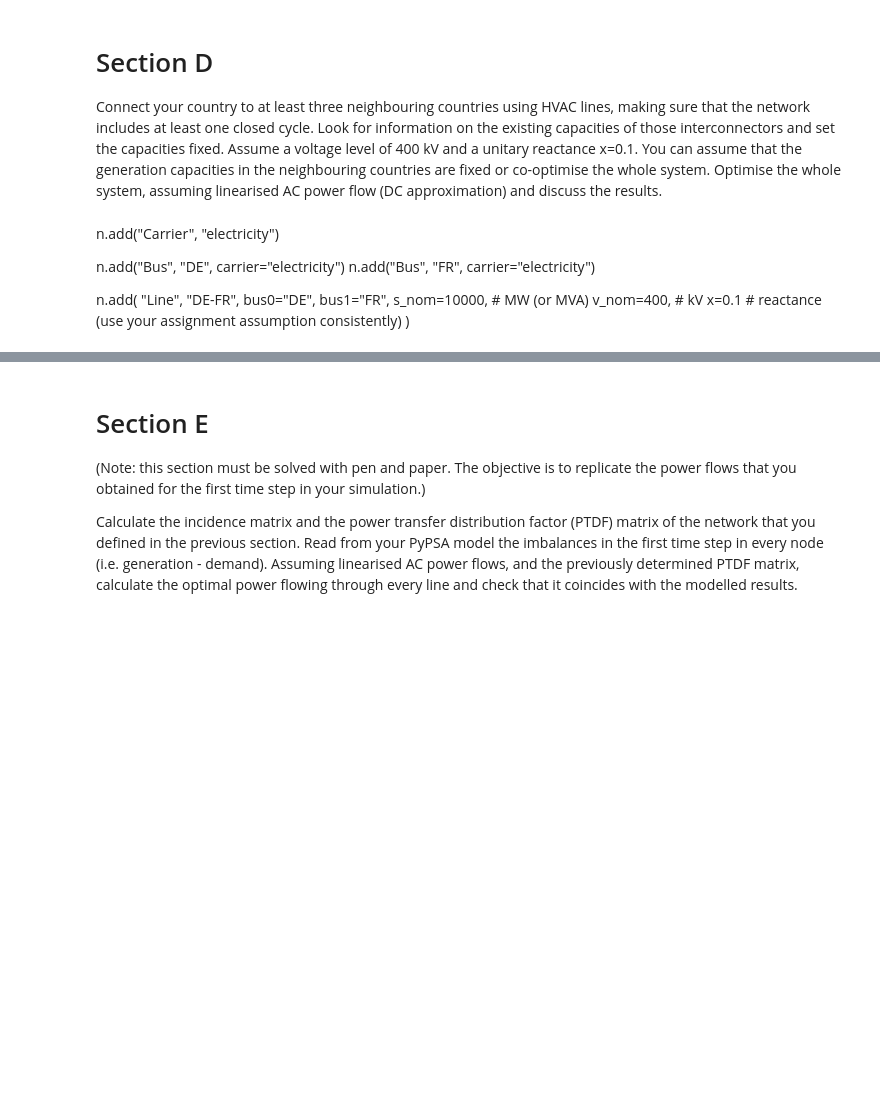
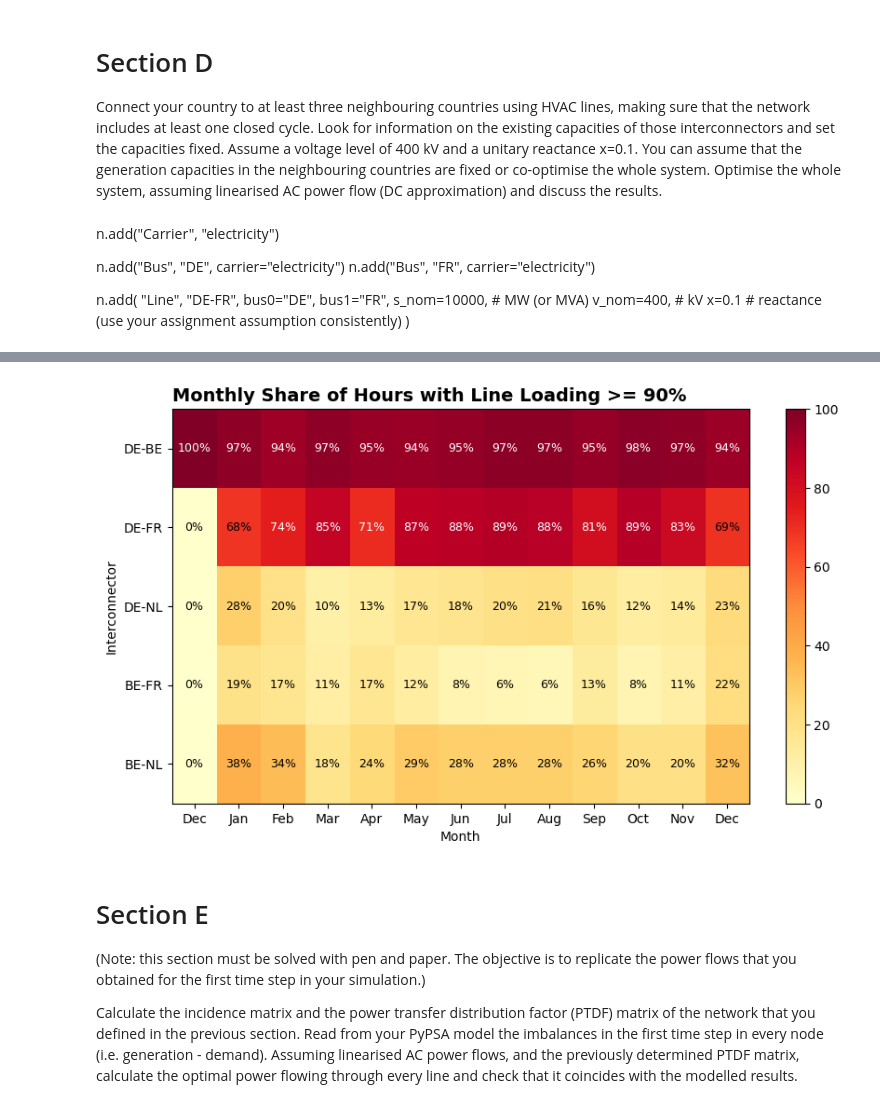
Before and after one commit to fortero23/Integrated_Energy_Grids, a Jupyter notebook: Modules/Assignment1.ipynb, the cells around one changed output, grey strips where cells are left out. Saved outputs shown, nothing was run; the diff lists cells and outputs as text; code cells hidden in the pictures; blank space fills up the shorter version.

Commit message:
Part D - refined

```diff
--- a/Modules/Assignment1.ipynb
+++ b/Modules/Assignment1.ipynb
@@ -1745,3 +2396,66 @@ Text(0.5, 1.0, 'Germany net imports during a winter week')
+# %%
+import pandas as pd
+import matplotlib.pyplot as plt
+import numpy as np
+
+# -------------------------------------------------
+# Line loading
+# -------------------------------------------------
+flows = n_part_d.lines_t.p0.abs()
+line_caps = n_part_d.lines["s_nom"]
+
+line_loading = flows.divide(line_caps, axis=1)  # p.u.
+line_loading_pct = 100 * line_loading
+
+# Choose a congestion threshold
+threshold = 90  # %
+congested = (line_loading_pct >= threshold).astype(int)
+
+# Monthly share of congested hours (%)
+monthly_congestion = congested.resample("ME").mean() * 100
+monthly_congestion.index = [d.strftime("%b") for d in monthly_congestion.index]
+
+# Optional nicer line labels
+monthly_congestion = monthly_congestion.rename(columns={
+    "Germany-Belgium": "DE-BE",
+    "Germany-France": "DE-FR",
+    "Germany-Netherlands": "DE-NL",
+    "Belgium-France": "BE-FR",
+    "Belgium-Netherlands": "BE-NL",
+})
+
+# -------------------------------------------------
+# Heatmap
+# -------------------------------------------------
+fig, ax = plt.subplots(figsize=(10, 5.5))
+
+data = monthly_congestion.T.values
+im = ax.imshow(data, aspect="auto", cmap="YlOrRd", vmin=0, vmax=100)
+
+ax.set_xticks(np.arange(monthly_congestion.shape[0]))
+ax.set_xticklabels(monthly_congestion.index)
+
+ax.set_yticks(np.arange(monthly_congestion.shape[1]))
+ax.set_yticklabels(monthly_congestion.columns)
+
+ax.set_title(f"Monthly Share of Hours with Line Loading >= {threshold}%", loc="left", fontsize=14, fontweight="bold")
+ax.set_xlabel("Month")
+ax.set_ylabel("Interconnector")
+
+# Annotate cells
+for i in range(data.shape[0]):
+    for j in range(data.shape[1]):
+        value = data[i, j]
+        ax.text(
+            j, i, f"{value:.0f}%",
+            ha="center", va="center",
+            color="black" if value < 70 else "white",
+            fontsize=9
+        )
+
+cbar = fig.colorbar(im, ax=ax)
+# %% [output]
+[figure, added]
 # %% [markdown]
 # Section E
 (Note: this section must be solved with pen and paper. The objective is to replicate the power flows that you obtained for the first time step in your simulation.)
```
Also changed, not shown: parts of 24 cells of this notebook, 7 other files.
